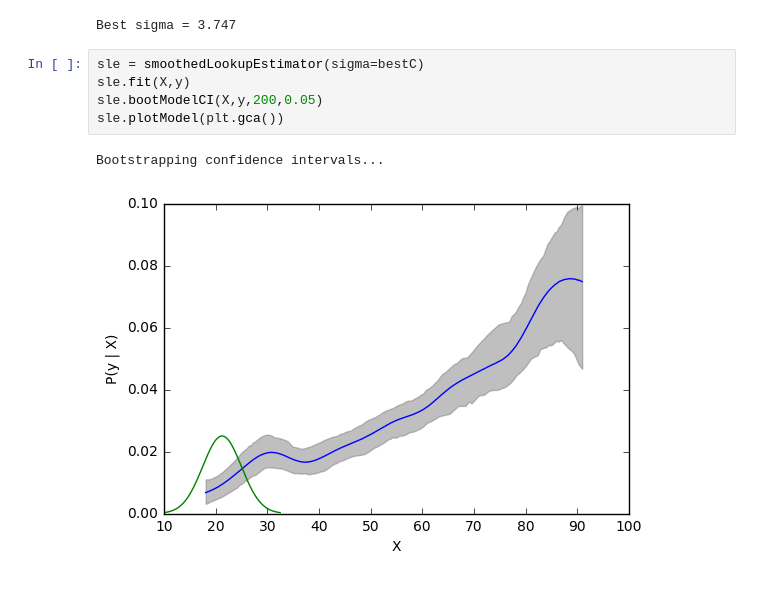
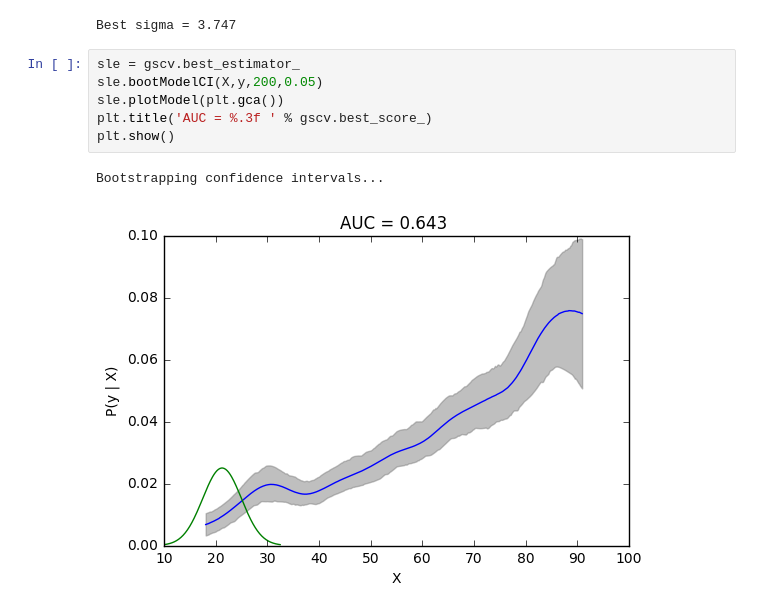
Before and after one commit to joebell/NSQIP, a Jupyter notebook: Logistic smoothing.ipynb, the cells around one changed output. Saved outputs shown, nothing was run; the diff lists cells and outputs as text.

```diff
--- a/Logistic smoothing.ipynb
+++ b/Logistic smoothing.ipynb
@@ -212,10 +95,11 @@ print('Best sigma = %.3f' % bestC)
 [figure]
 Best sigma = 3.747
 # %%
-sle = smoothedLookupEstimator(sigma=bestC)
-sle.fit(X,y)
+sle = gscv.best_estimator_
 sle.bootModelCI(X,y,200,0.05)
 sle.plotModel(plt.gca())
+plt.title('AUC = %.3f ' % gscv.best_score_)
+plt.show()
 # %% [output]
 Bootstrapping confidence intervals...
-[figure, old version]
+[figure, new version]
```
Also changed, not shown: parts of 4 cells of this notebook, 3 other files.
